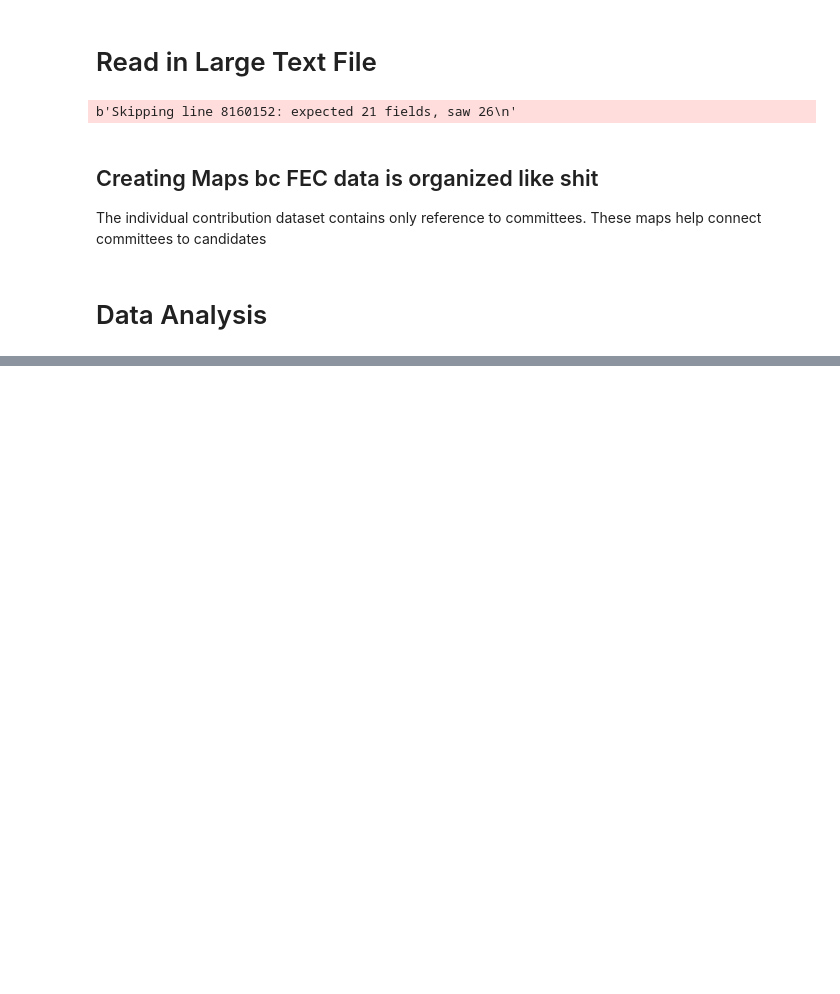
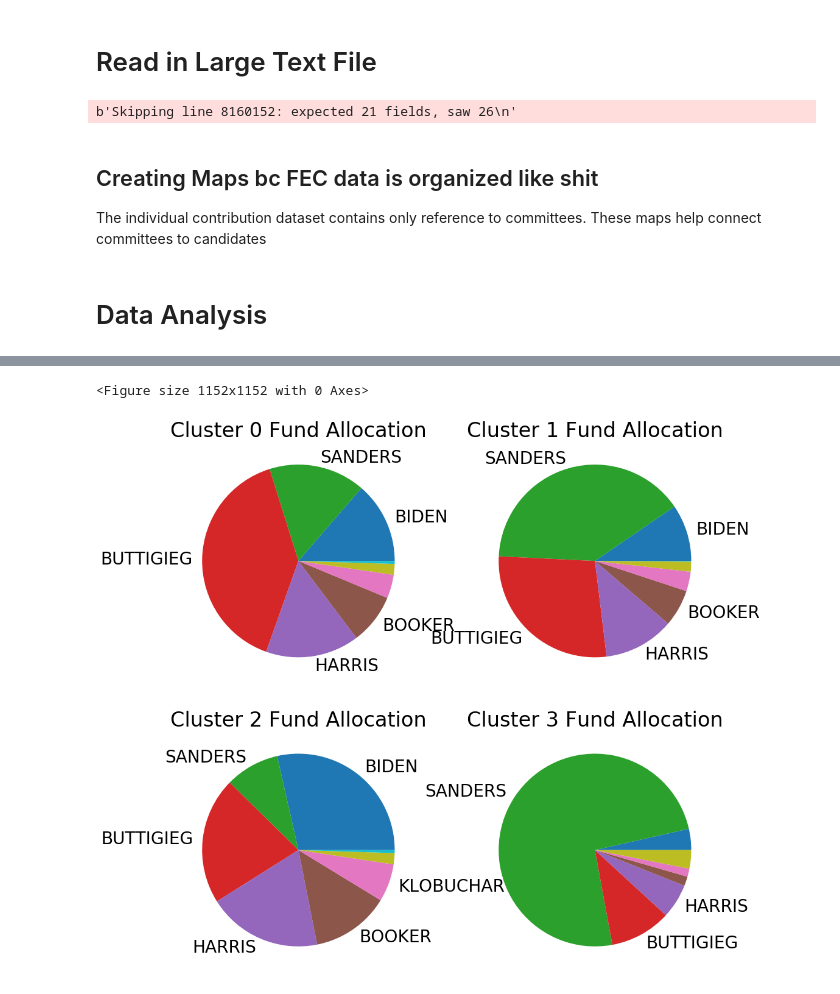
Before and after one commit to jschless/election-finance, a Jupyter notebook: new_data_format.ipynb, the cells around one changed output, grey strips where cells are left out. Cells and saved outputs as stored; diff of their text form; code cells hidden in the pictures; blank space fills up the shorter version.

```diff
--- a/new_data_format.ipynb
+++ b/new_data_format.ipynb
@@ -303,0 +91,37 @@ RETIRED
+# %%
+def cluster_jobs(df, n_clusters=4, print_stats=False, plot_pies=True):
+    # does kmeans on job df
+    mat = df.values
+    km = KMeans(n_clusters=n_clusters)
+    km.fit(mat)
+    labels = km.labels_
+    df['label'] = labels
+    df = df.join(occupation_counts)
+    results = pd.DataFrame([labels]).T
+    results.index = df.index
+    if print_stats:
+        for i in range(n_clusters):
+            print(f' jobs with most contributors for cluster {i}: ')
+            print(', '.join(df[df.label == i].sort_values('cand_nm', ascending=False).head(10).index))
+
+    average_contributions = df.drop(columns='cand_nm').groupby('label').mean()
+    if plot_pies:
+
+        plt.figure(figsize=(16,16))
+        fig, ax = plt.subplots(2, 2, figsize=(16,16))
+        plt.rcParams.update({'font.size': 28})
+        for i in range(len(average_contributions)):
+            row, col = int(i/2), i%2
+            ax[row, col].set_title(f'Cluster {i} Fund Allocation')
+            draw_labels = []
+            for value, column in zip(average_contributions.iloc[i].values, average_contributions.columns):
+                if value < .05:
+                    draw_labels.append('')
+                else:
+                    draw_labels.append(column.split(',')[0])
+            patches, texts = ax[row, col].pie(average_contributions.iloc[i].values, labels=draw_labels)#average_contributions.columns)
+        #plt.legend(patches, average_contributions.columns)
+        plt.show()
+
+
+    return df
@@ -303,0 +217,7 @@ RETIRED
+# %%
+temp, temp_norm = contributions_by_job()
+# %%
+result = cluster_jobs(temp_norm)
+# %% [output]
+<Figure size 1152x1152 with 0 Axes>
+[figure, added]
```
Also changed, not shown: parts of 8 cells of this notebook.
